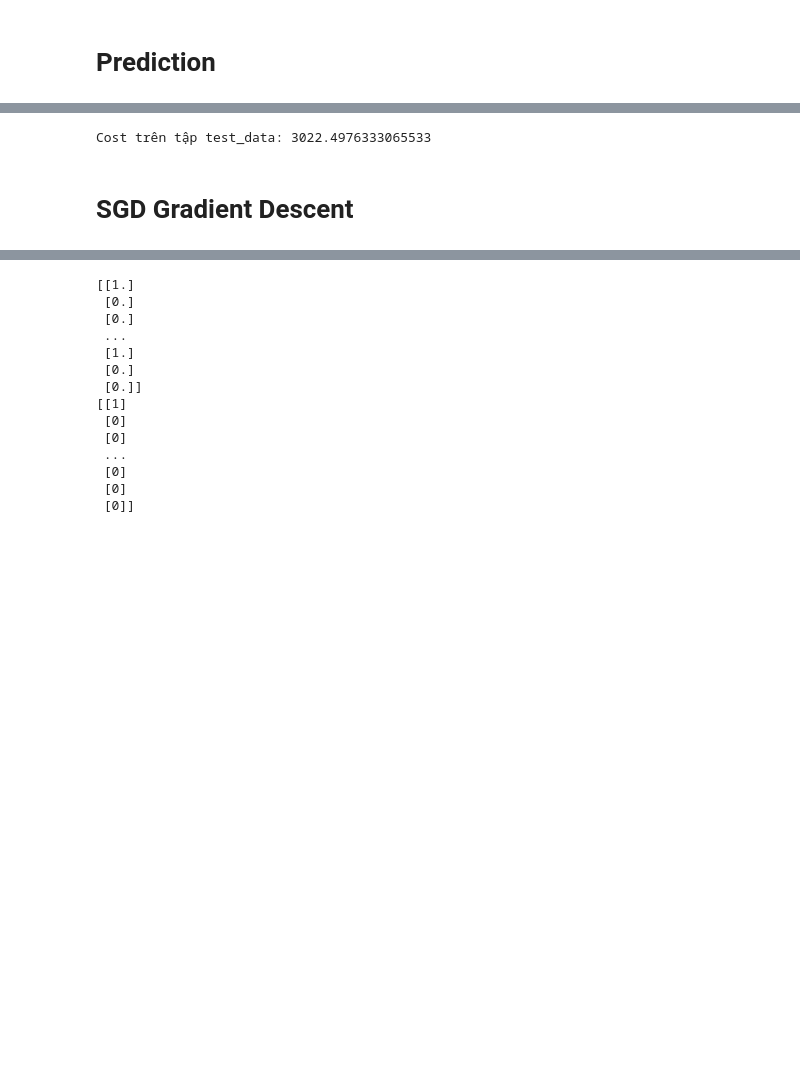
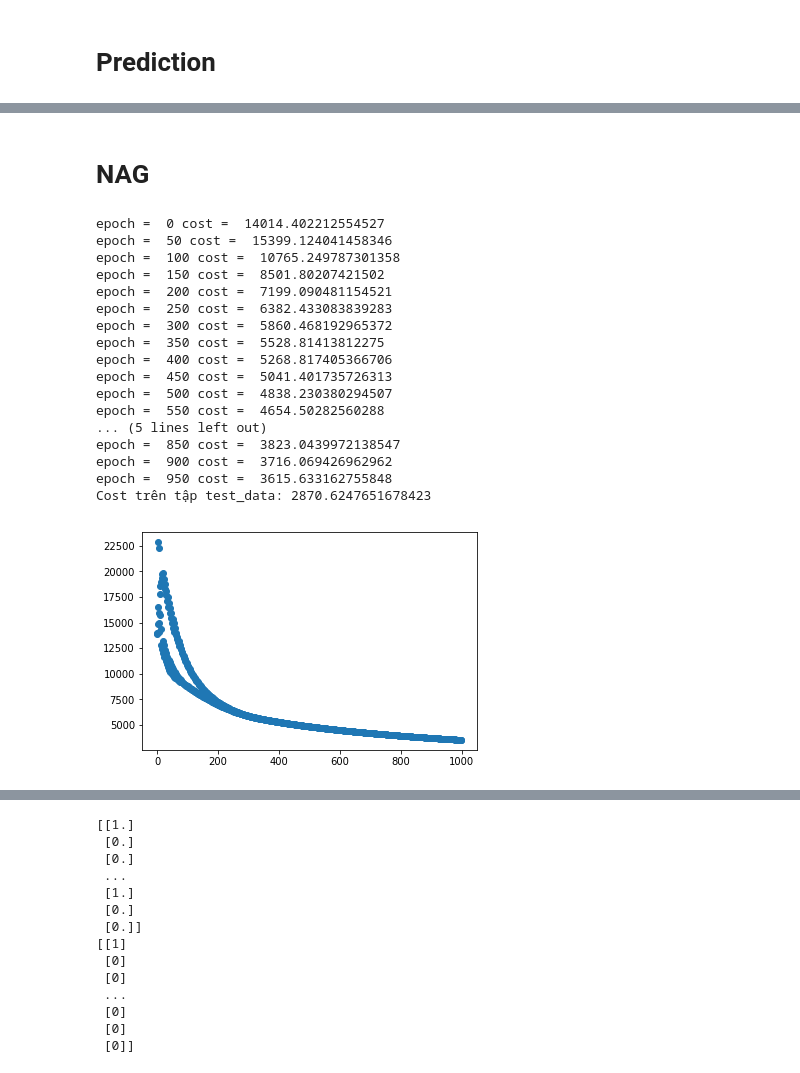
Before and after one commit to nguyenphan99/Case-Study-3-NLTK_is_Sarcastic, a Jupyter notebook: Logistic_Regression.ipynb, the cells around one changed output, grey strips where cells are left out. Drawn from its saved outputs; the diff is of its cells as text; code cells hidden in the pictures; blank space fills up the shorter version.

```diff
--- a/Logistic_Regression.ipynb
+++ b/Logistic_Regression.ipynb
@@ -218,10 +223,60 @@ TypeError: sparse matrix length is ambiguous; use getnnz() or shape[0]
+# %%
+# Khởi tạo ma trận biến với giá trị khởi tạo tại mỗi phần tử là 0
+w = np.zeros((X_Train.shape[1], 1))
+w = sp.csc_matrix(w, shape = (len(w),1))
+#v
+v = np.zeros((X_Train.shape[1], 1))
+v = sp.csc_matrix(v, shape = (len(v),1))
+# %% [markdown]
+# NAG
+# %%
+# list chứa tất cả mse
+all_Cost = []
+# Khởi tạo learning rate
+
+# Khởi tạo số vòng lặp
+num = 1000
+
+# Huấn luyện
+for i in range(num):
+    # Tính cost với w hiện thời
+    err = Cost_Function(w, y_Train, X_Train)
+    all_Cost.append(err)
+    # Cập nhật w theo công thức gradient descent
+
+    der = Derivative(w-gama*v, y_Train, X_Train)
+    v = gama*v + alpha*der
+    w = w - v
+
+    if i % 50 == 0:
+        # In ra cost tại vòng lặp thứ i
+        print("epoch = ", i, "cost = ",Cost_Function(w, y_Train, X_Train))
+# kiểm tra trên tập test
+print("Cost trên tập test_data:", Cost_Function(w, y_test, X_test))
+# Vẽ đồ thị biễu diễn cost qua từng vòng lặp
+axis_x = list(range(num))
+axis_y = all_Cost
+plt.scatter(axis_x, axis_y)
+plt.show()
+# %% [output]
+epoch =  0 cost =  14014.402212554527
+epoch =  50 cost =  15399.124041458346
+epoch =  100 cost =  10765.249787301358
+epoch =  150 cost =  8501.80207421502
+epoch =  200 cost =  7199.090481154521
+epoch =  250 cost =  6382.433083839283
+epoch =  300 cost =  5860.468192965372
+epoch =  350 cost =  5528.81413812275
+epoch =  400 cost =  5268.817405366706
+epoch =  450 cost =  5041.401735726313
+epoch =  500 cost =  4838.230380294507
+epoch =  550 cost =  4654.50282560288
+... (5 lines left out)
+epoch =  850 cost =  3823.0439972138547
+epoch =  900 cost =  3716.069426962962
+epoch =  950 cost =  3615.633162755848
+Cost trên tập test_data: 2870.6247651678423
+[figure, added]
 # %%
 # Lưu bộ tham số xuống file npz
 sp.save_npz('D:/Document/Machine_Learning/CS3/w.npz', w)
-# %%
-# kiểm tra trên tập test
-print("Cost trên tập test_data:", Cost_Function(w, y_test, X_test))
-# %% [output]
-Cost trên tập test_data: 3022.4976333065533
-# %% [markdown]
-# SGD Gradient Descent
```
Also changed, not shown: parts of 24 cells of this notebook.
